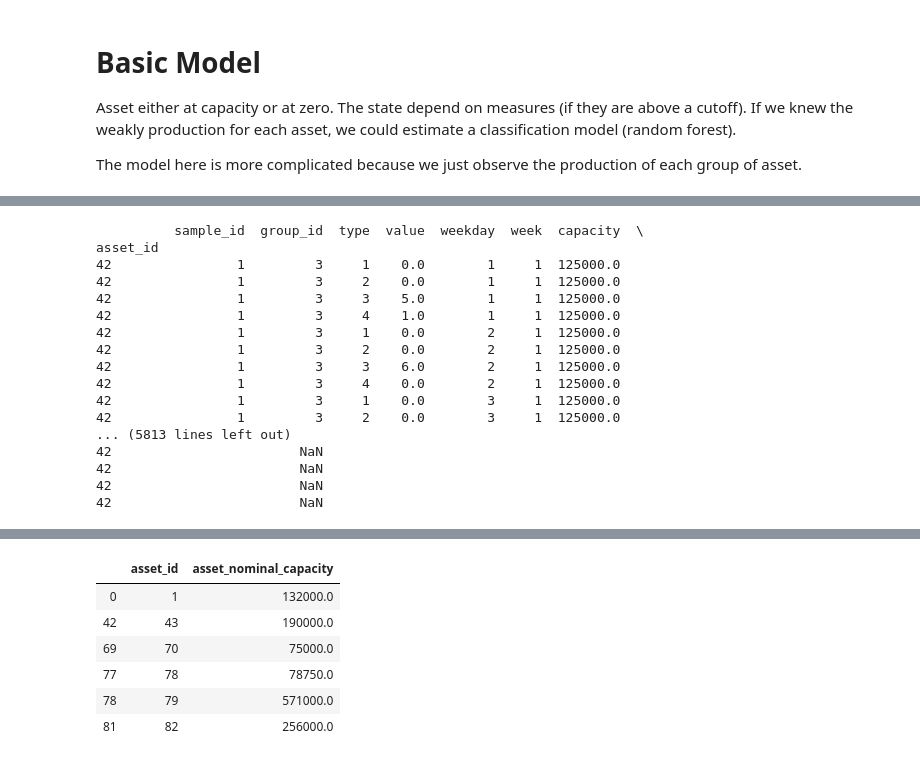
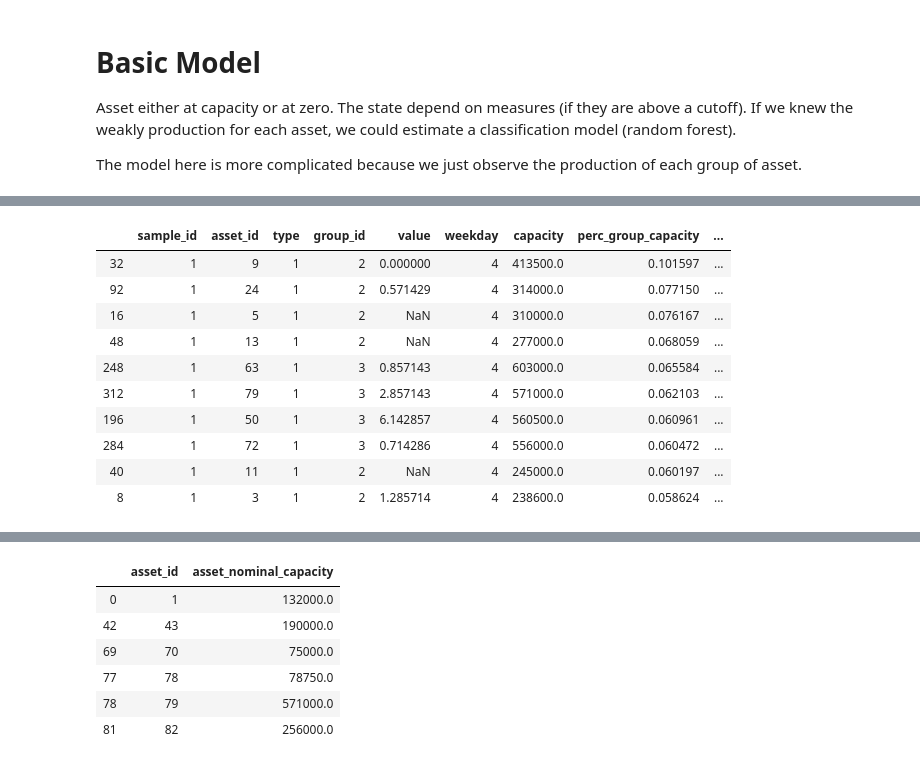
Before and after one commit to pierreyanni/challenge_data, a Jupyter notebook: challenge_data.ipynb, the cells around one changed output, grey strips where cells are left out. Saved outputs shown, nothing was run; the diff lists cells and outputs as text; code cells hidden in the pictures.

```diff
--- a/challenge_data.ipynb
+++ b/challenge_data.ipynb
@@ -76,20 +65,17 @@ memory usage: 204.8 KB
-# %%
-display(train_x.loc[[42], :])
-# %% [output]
-          sample_id  group_id  type  value  weekday  week  capacity  \
-asset_id
-42                1         3     1    0.0        1     1  125000.0
-42                1         3     2    0.0        1     1  125000.0
-42                1         3     3    5.0        1     1  125000.0
-42                1         3     4    1.0        1     1  125000.0
-42                1         3     1    0.0        2     1  125000.0
-42                1         3     2    0.0        2     1  125000.0
-42                1         3     3    6.0        2     1  125000.0
-42                1         3     4    0.0        2     1  125000.0
-42                1         3     1    0.0        3     1  125000.0
-42                1         3     2    0.0        3     1  125000.0
-... (5813 lines left out)
-42                        NaN
-42                        NaN
-42                        NaN
-42                        NaN
+# %%
+top_assets = train_x.drop_duplicates(subset=['asset_id', 'perc_group_capacity']) \
+    .sort_values('perc_group_capacity', ascending=False).head(10)
+l_top_assets = top_assets.asset_id.unique()
+top_assets
+# %% [output]
+|  | sample_id | asset_id | type | group_id | value | weekday | capacity | perc_group_capacity | ... |
+| 32 | 1 | 9 | 1 | 2 | 0.000000 | 4 | 413500.0 | 0.101597 | ... |
+| 92 | 1 | 24 | 1 | 2 | 0.571429 | 4 | 314000.0 | 0.077150 | ... |
+| 16 | 1 | 5 | 1 | 2 | NaN | 4 | 310000.0 | 0.076167 | ... |
+| 48 | 1 | 13 | 1 | 2 | NaN | 4 | 277000.0 | 0.068059 | ... |
+| 248 | 1 | 63 | 1 | 3 | 0.857143 | 4 | 603000.0 | 0.065584 | ... |
+| 312 | 1 | 79 | 1 | 3 | 2.857143 | 4 | 571000.0 | 0.062103 | ... |
+| 196 | 1 | 50 | 1 | 3 | 6.142857 | 4 | 560500.0 | 0.060961 | ... |
+| 284 | 1 | 72 | 1 | 3 | 0.714286 | 4 | 556000.0 | 0.060472 | ... |
+| 40 | 1 | 11 | 1 | 2 | NaN | 4 | 245000.0 | 0.060197 | ... |
+| 8 | 1 | 3 | 1 | 2 | 1.285714 | 4 | 238600.0 | 0.058624 | ... |
```
Also changed, not shown: parts of 12 cells of this notebook.
